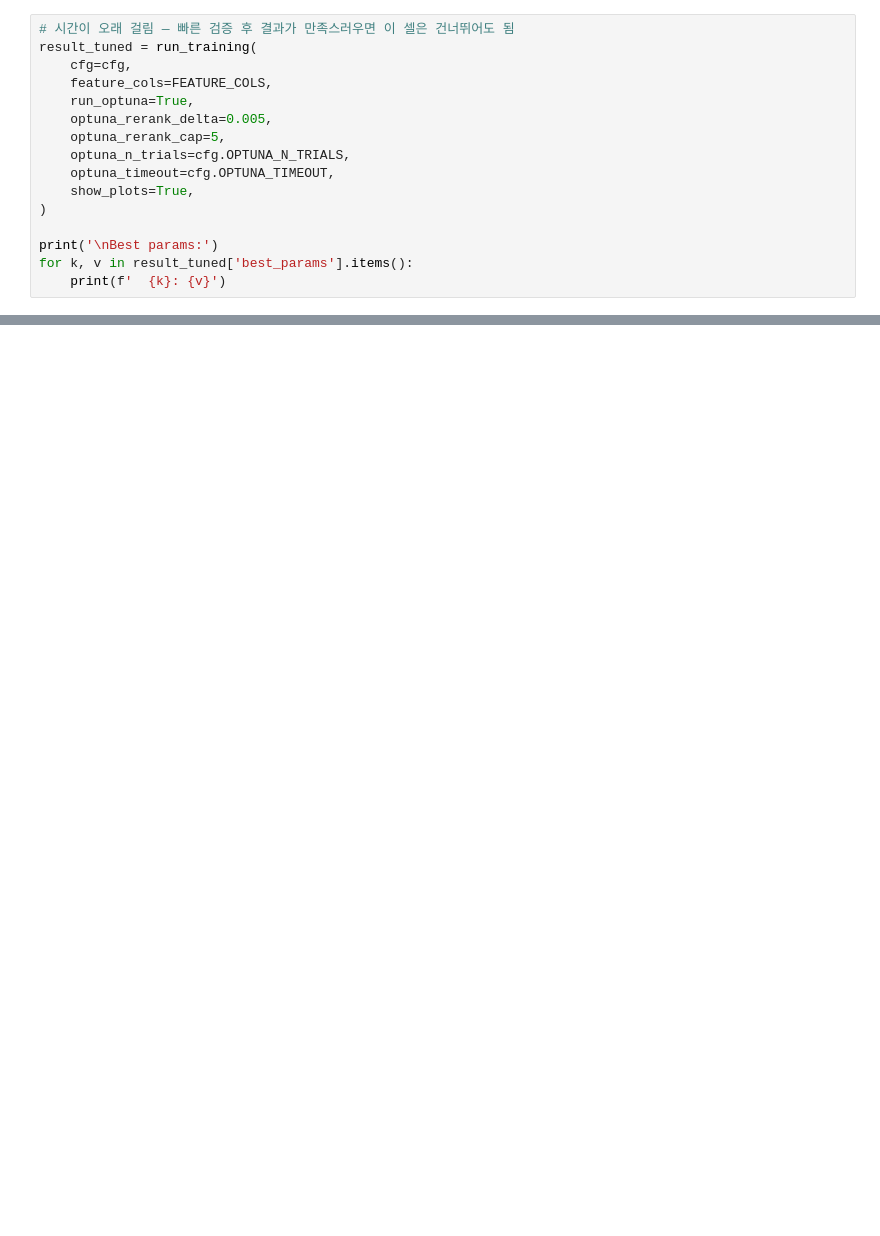
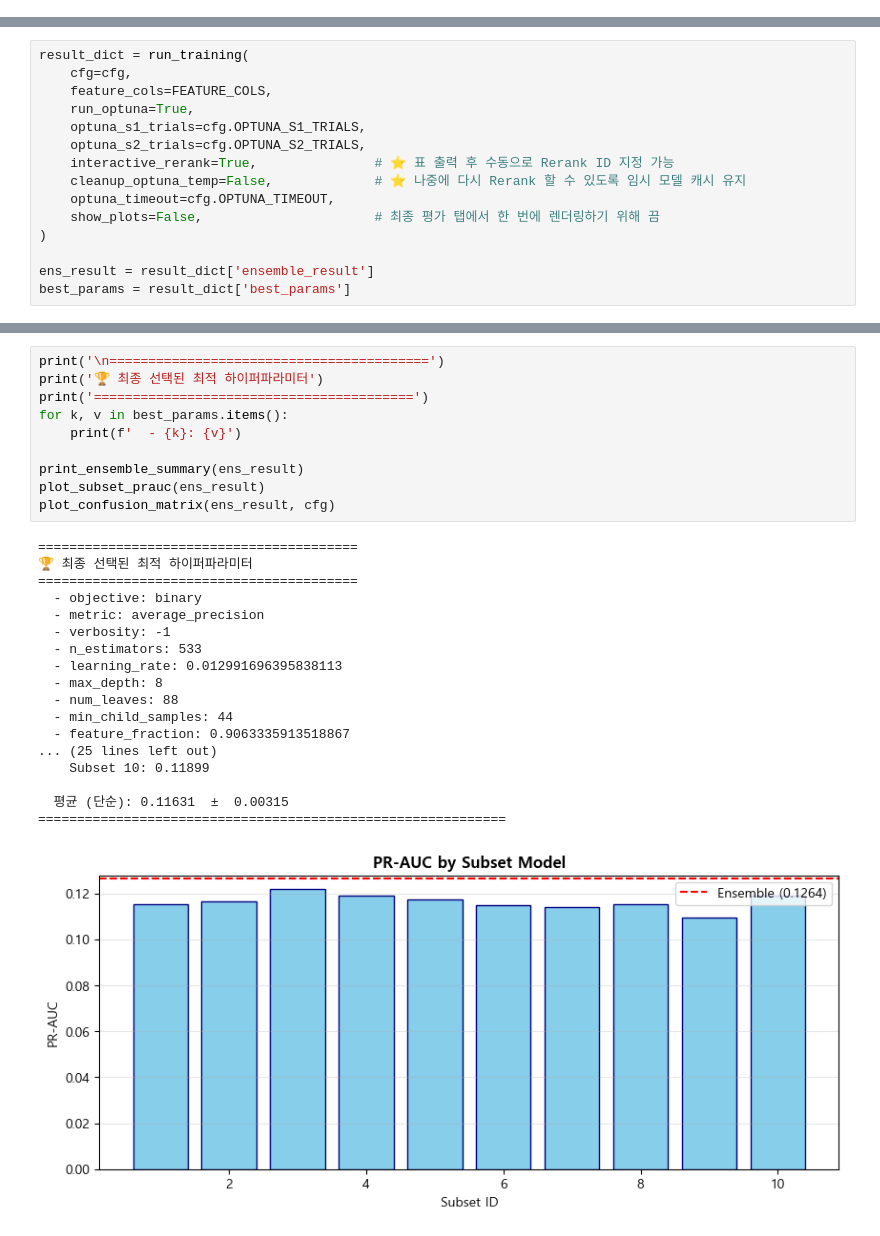
Before and after one commit to joon6644/ML_HDD, a Jupyter notebook: notebooks/06c_training_optuna.ipynb, the cells around one changed output, grey strips where cells are left out. Cells and saved outputs as stored; diff of their text form; blank space fills up the shorter version.

Commit message:
하이퍼파라미터 최적화 완료

```diff
--- a/notebooks/06c_training_optuna.ipynb
+++ b/notebooks/06c_training_optuna.ipynb
@@ -53,16 +53,0 @@ result_quick = run_training(
-# %%
-# 시간이 오래 걸림 — 빠른 검증 후 결과가 만족스러우면 이 셀은 건너뛰어도 됨
-result_tuned = run_training(
-    cfg=cfg,
-    feature_cols=FEATURE_COLS,
-    run_optuna=True,
-    optuna_rerank_delta=0.005,
-    optuna_rerank_cap=5,
-    optuna_n_trials=cfg.OPTUNA_N_TRIALS,
-    optuna_timeout=cfg.OPTUNA_TIMEOUT,
-    show_plots=True,
-)
-
-print('\nBest params:')
-for k, v in result_tuned['best_params'].items():
-    print(f'  {k}: {v}')
@@ -68,0 +59,15 @@ for k, v in result_tuned['best_params'].items():
+# %%
+result_dict = run_training(
+    cfg=cfg,
+    feature_cols=FEATURE_COLS,
+    run_optuna=True,
+    optuna_s1_trials=cfg.OPTUNA_S1_TRIALS,
+    optuna_s2_trials=cfg.OPTUNA_S2_TRIALS,
+    interactive_rerank=True,               # ⭐️ 표 출력 후 수동으로 Rerank ID 지정 가능
+    cleanup_optuna_temp=False,             # ⭐️ 나중에 다시 Rerank 할 수 있도록 임시 모델 캐시 유지
+    optuna_timeout=cfg.OPTUNA_TIMEOUT,
+    show_plots=False,                      # 최종 평가 탭에서 한 번에 렌더링하기 위해 끔
+)
+
+ens_result = result_dict['ensemble_result']
+best_params = result_dict['best_params']
@@ -68,0 +99,29 @@ for k, v in result_tuned['best_params'].items():
+# %%
+print('\n=========================================')
+print('🏆 최종 선택된 최적 하이퍼파라미터')
+print('=========================================')
+for k, v in best_params.items():
+    print(f'  - {k}: {v}')
+
+print_ensemble_summary(ens_result)
+plot_subset_prauc(ens_result)
+plot_confusion_matrix(ens_result, cfg)
+# %% [output]
+=========================================
+🏆 최종 선택된 최적 하이퍼파라미터
+=========================================
+  - objective: binary
+  - metric: average_precision
+  - verbosity: -1
+  - n_estimators: 533
+  - learning_rate: 0.012991696395838113
+  - max_depth: 8
+  - num_leaves: 88
+  - min_child_samples: 44
+  - feature_fraction: 0.9063335913518867
+... (25 lines left out)
+    Subset 10: 0.11899
+
+  평균 (단순): 0.11631  ±  0.00315
+============================================================
+[figure, added]
```
Also changed, not shown: parts of 14 cells of this notebook, 5 other files.
